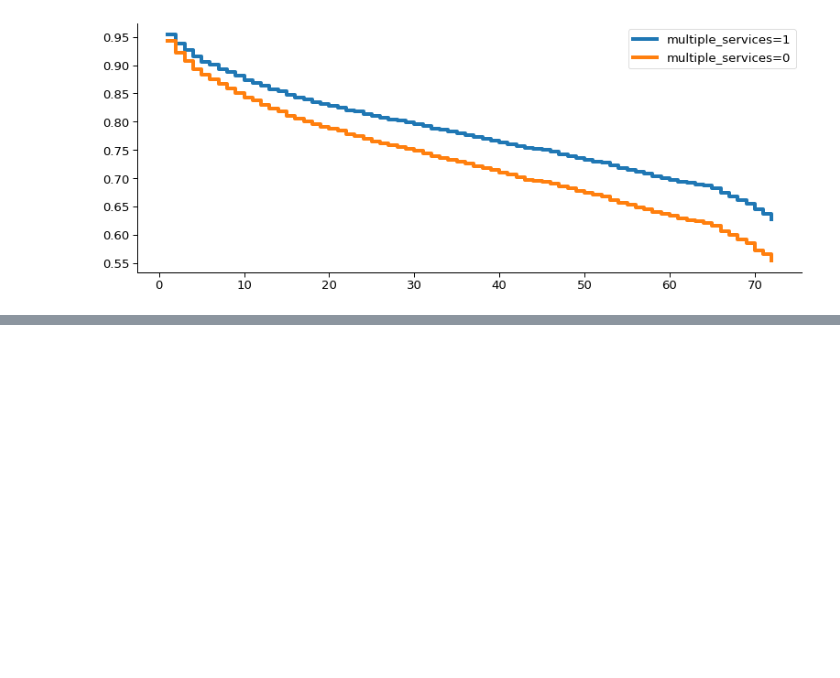
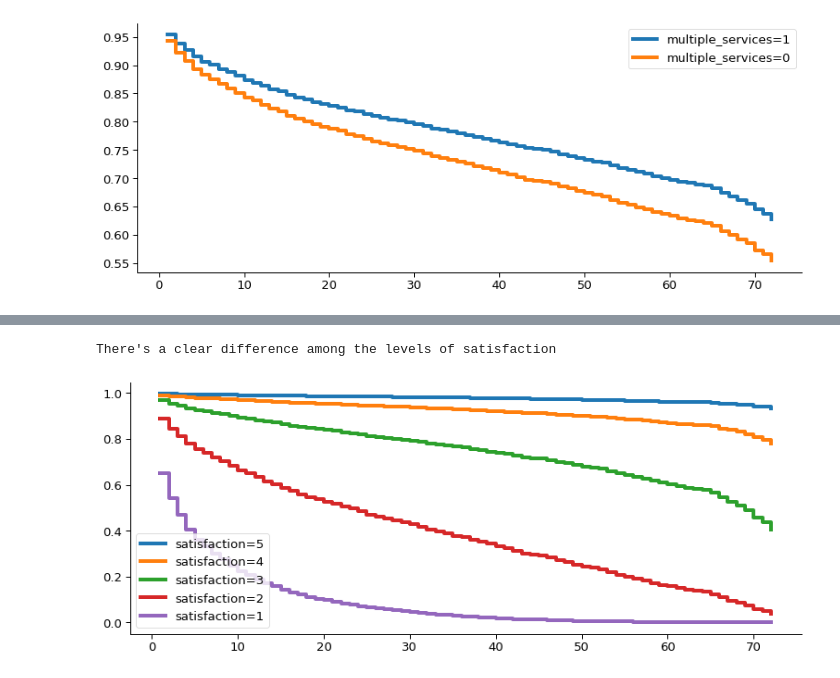
Before and after one commit to razielar/coursera_time_series_forecasting, a Jupyter notebook: survival_analysis/survival.analysis.ipynb, the cells around one changed output, grey strips where cells are left out. Drawn from its saved outputs; the diff is of its cells as text; code cells hidden in the pictures; blank space fills up the shorter version.

```diff
--- a/survival_analysis/survival.analysis.ipynb
+++ b/survival_analysis/survival.analysis.ipynb
@@ -150,0 +209,7 @@ plt.show()
+# %%
+print("There's a clear difference among the levels of satisfaction")
+new_model.plot_partial_effects_on_outcome(covariates= 'satisfaction', values= [5,4,3,2,1], plot_baseline= False, lw= 4)
+plt.show()
+# %% [output]
+There's a clear difference among the levels of satisfaction
+[figure, added]
```
Also changed, not shown: parts of 4 cells of this notebook.
